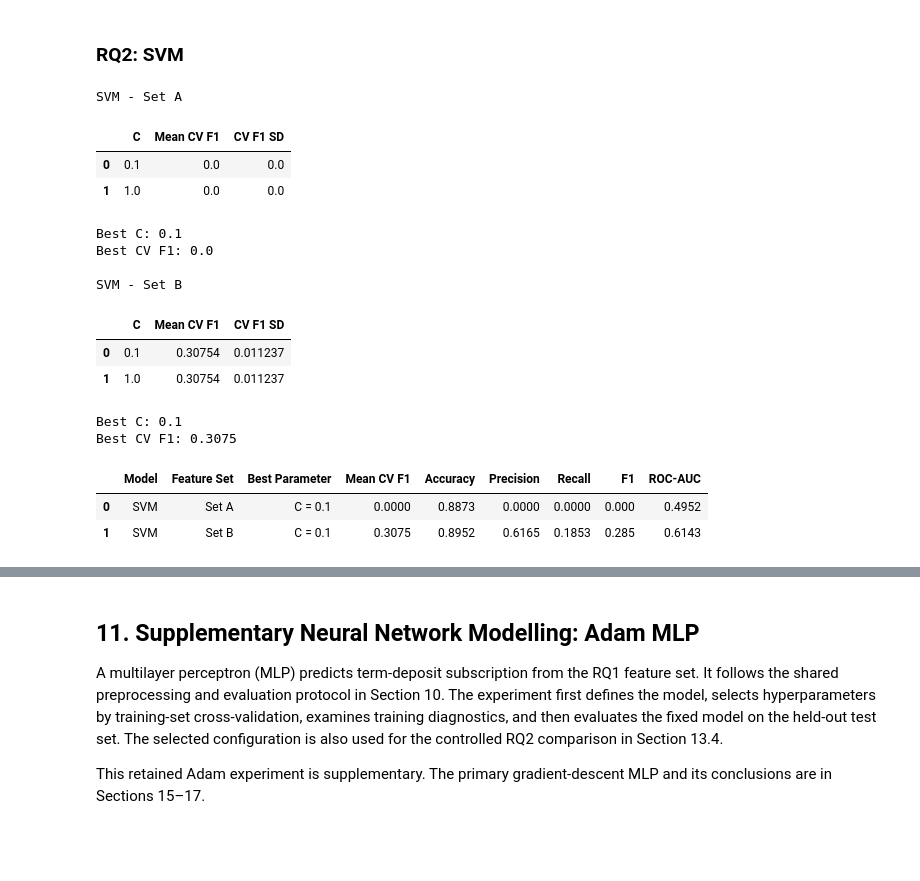
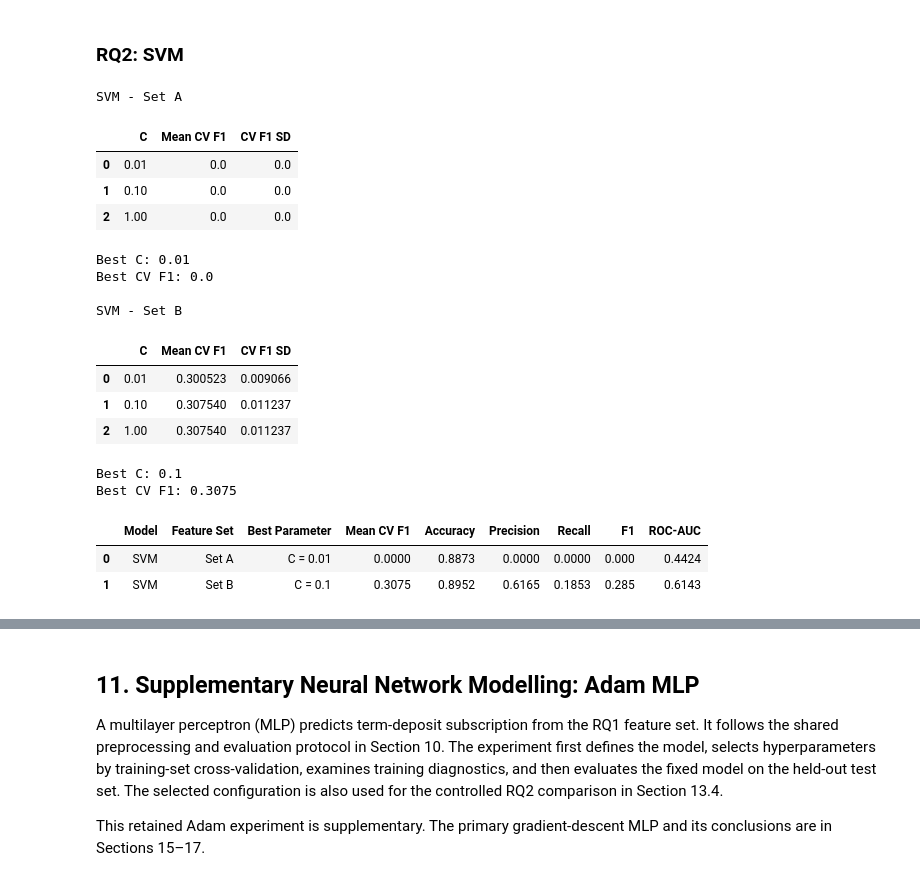
Before and after one commit to FredZ-U/COOMP-90049-Project2, a Jupyter notebook: A2_Bank_Marketing.ipynb, the cells around one changed output, grey strips where cells are left out. Saved outputs shown, nothing was run; the diff lists cells and outputs as text; code cells hidden in the pictures; blank space fills up the shorter version.

Commit message:
Add files via upload
create confusion matrix for classical models

```diff
--- a/A2_Bank_Marketing.ipynb
+++ b/A2_Bank_Marketing.ipynb
@@ -1976,8 +2126,11 @@ Best CV F1: 0.3172
 # %%
 from sklearn.svm import SVC
 from sklearn.model_selection import cross_validate
+import matplotlib.pyplot as plt
+import seaborn as sns
+from sklearn.metrics import confusion_matrix
 
-C_values_svm = [0.1, 1]
+C_values_svm = [0.01, 0.1, 1]
 
 svm_rq2_tuning = {}
 svm_rq2_best = {}
@@ -2097,48 +2250,103 @@ for set_name, data in rq2_sets.items():
         y_pred,
         y_score
     )
 
     # Save result for this feature set
     svm_rq2_results.append({
         "Model": "SVM",
         "Feature Set": set_name,
         "Best Parameter": f"C = {best_C}",
         "Mean CV F1": svm_rq2_best[set_name]["Mean CV F1"],
         **rq2_metrics
     })
 
 # Convert results to table
 svm_rq2_results_df = pd.DataFrame(svm_rq2_results)
 
 display(svm_rq2_results_df.round(4))
 
 set_a = svm_rq2_results_df[
     svm_rq2_results_df["Feature Set"] == "Set A"
 ].iloc[0]
 
 set_b = svm_rq2_results_df[
     svm_rq2_results_df["Feature Set"] == "Set B"
 ].iloc[0]
 
-print("Change from Set A to Set B")
 
-for metric in ["Accuracy", "Precision", "Recall", "F1", "ROC-AUC"]:
-    change = set_b[metric] - set_a[metric]
-    print(metric, ":", round(change, 4))
+# RQ2 SVM - Test Confusion Matrices
+
+svm_conf_matrices = {}
+
+for set_name, data in rq2_sets.items():
+
+    best_C = svm_rq2_best[
+        set_name
+    ]["C"]
+
+    model = SVC(
+        kernel="linear",
+        C=best_C
+    )
+
+    pipeline = make_model_pipeline(
+        data["preprocessor"],
+        model
+    )
+
+    pipeline.fit(
+        data["X_train"],
+        y_train
+    )
+
+    y_pred = pipeline.predict(
+        data["X_test"]
+    )
+
+    svm_conf_matrices[set_name] = confusion_matrix(
+        y_test,
+        y_pred
+    )
+
+
+fig, axes = plt.subplots(1, 2, figsize=(7, 3))
+
+for ax, (set_name, matrix) in zip(
+    axes,
+    svm_conf_matrices.items()
+):
+    sns.heatmap(
+        matrix,
+        annot=True,
+        fmt="d",
+        cmap="Blues",
+        ax=ax
+    )
+
+    ax.set_title(
+        f"SVM - {set_name}"
+    )
+    ax.set_xlabel("Predicted Label")
+    ax.set_ylabel("Actual Label")
+
+plt.tight_layout()
+plt.show()
 # %% [output]
 SVM - Set A
 |  | C | Mean CV F1 | CV F1 SD |
-| 0 | 0.1 | 0.0 | 0.0 |
-| 1 | 1.0 | 0.0 | 0.0 |
+| 0 | 0.01 | 0.0 | 0.0 |
+| 1 | 0.10 | 0.0 | 0.0 |
+| 2 | 1.00 | 0.0 | 0.0 |
-Best C: 0.1
+Best C: 0.01
 Best CV F1: 0.0
 
 SVM - Set B
 |  | C | Mean CV F1 | CV F1 SD |
-| 0 | 0.1 | 0.30754 | 0.011237 |
-| 1 | 1.0 | 0.30754 | 0.011237 |
+| 0 | 0.01 | 0.300523 | 0.009066 |
+| 1 | 0.10 | 0.307540 | 0.011237 |
+| 2 | 1.00 | 0.307540 | 0.011237 |
 Best C: 0.1
 Best CV F1: 0.3075
 |  | Model | Feature Set | Best Parameter | Mean CV F1 | Accuracy | Precision | Recall | F1 | ROC-AUC |
-| 0 | SVM | Set A | C = 0.1 | 0.0000 | 0.8873 | 0.0000 | 0.0000 | 0.000 | 0.4952 |
+| 0 | SVM | Set A | C = 0.01 | 0.0000 | 0.8873 | 0.0000 | 0.0000 | 0.000 | 0.4424 |
 | 1 | SVM | Set B | C = 0.1 | 0.3075 | 0.8952 | 0.6165 | 0.1853 | 0.285 | 0.6143 |
```
Also changed, not shown: parts of 15 cells of this notebook.
